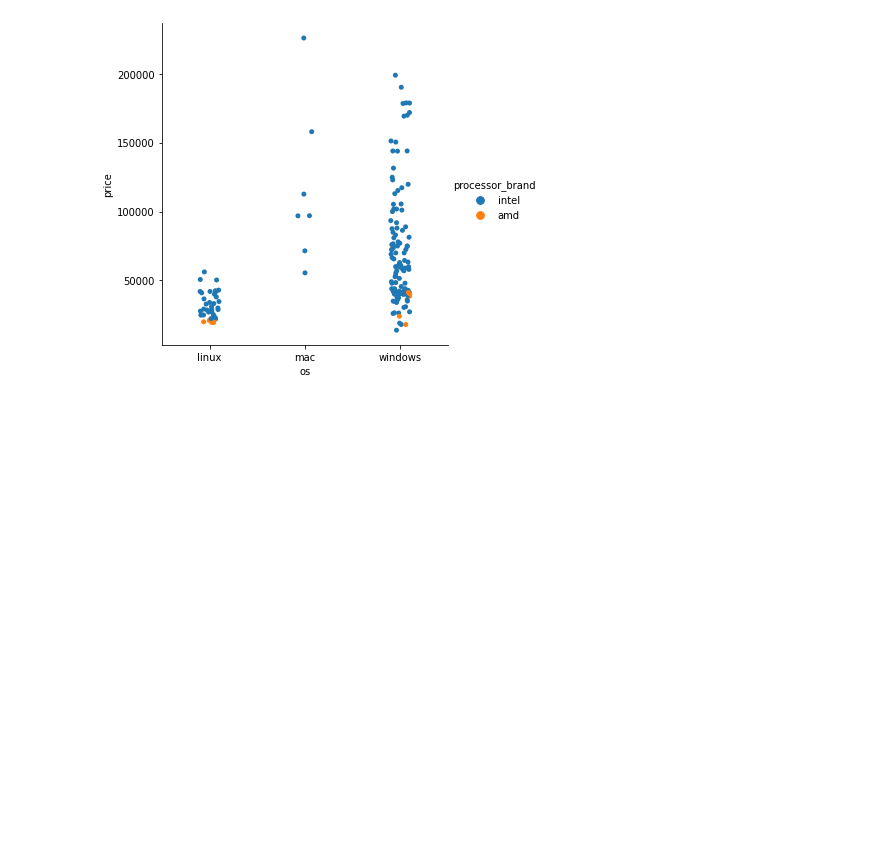
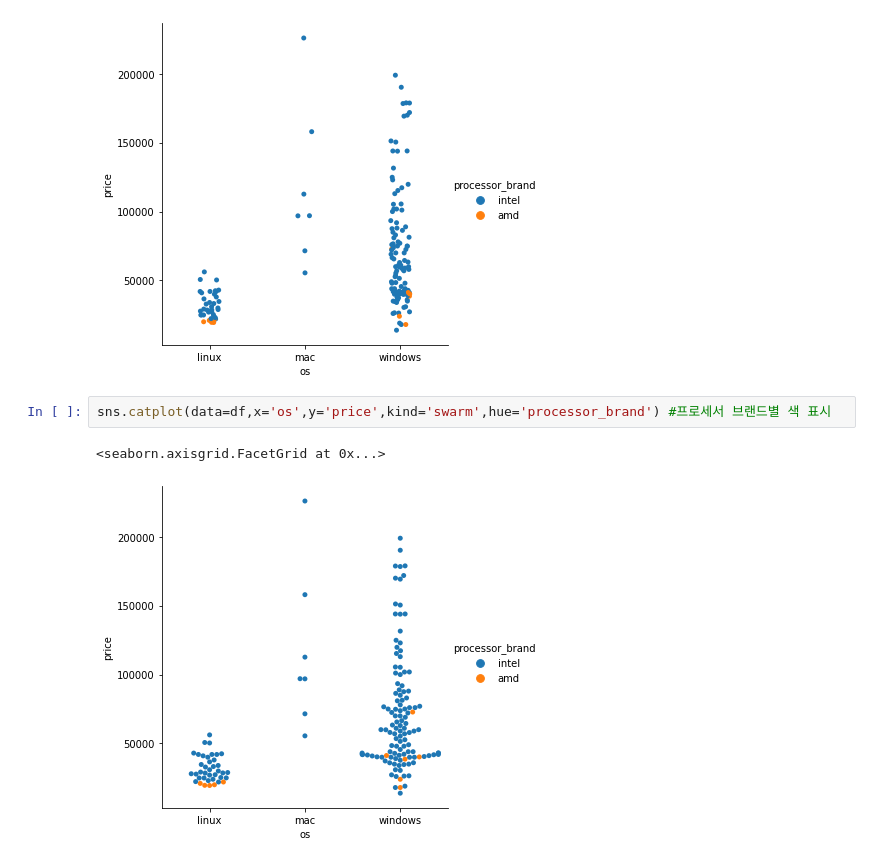
Before and after one commit to jeon3029/learning_python, a Jupyter notebook: codeit_datascience/seaborn/category.ipynb, the cells around one changed output. Drawn from its saved outputs; the diff is of its cells as text; blank space fills up the shorter version.

```diff
--- a/codeit_datascience/seaborn/category.ipynb
+++ b/codeit_datascience/seaborn/category.ipynb
@@ -46,3 +46,8 @@ sns.catplot(data=df,x='os',y='price',kind='strip',hue='processor_brand') #프로
 # %% [output]
 <seaborn.axisgrid.FacetGrid at 0x...>
 [figure]
+# %%
+sns.catplot(data=df,x='os',y='price',kind='swarm',hue='processor_brand') #프로세서 브랜드별 색 표시
+# %% [output]
+<seaborn.axisgrid.FacetGrid at 0x...>
+[figure, added]
```
